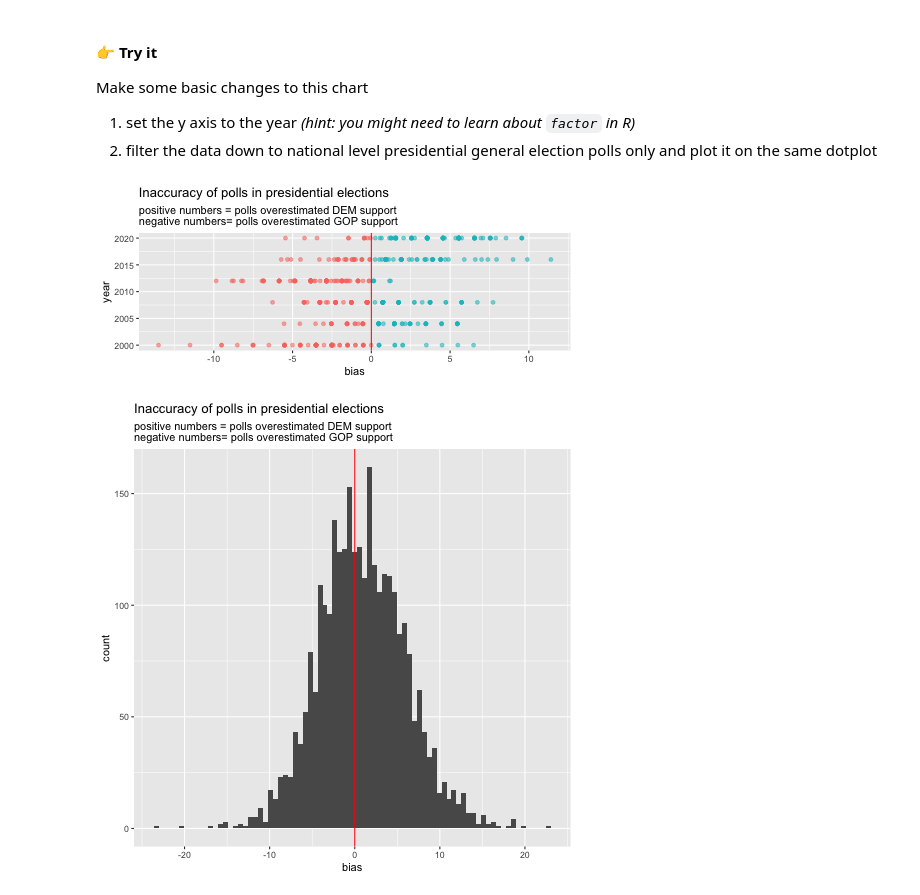
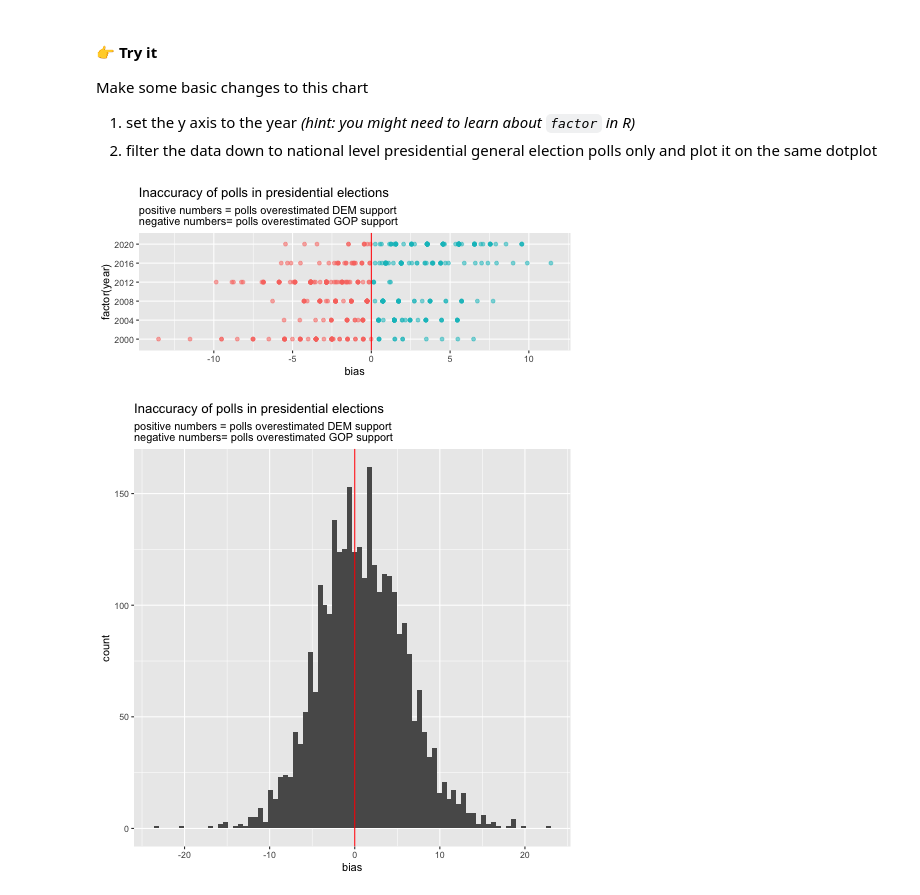
Before and after one commit to data4news-students/polling-exploration-srm-yx, a Jupyter notebook: notebook-2.ipynb, the cells around one changed output. Saved outputs shown, nothing was run; the diff lists cells and outputs as text; code cells hidden in the pictures.

```diff
--- a/notebook-2.ipynb
+++ b/notebook-2.ipynb
@@ -172,26 +172,25 @@ Make some basic changes to this chart
 # %%
 %%R -h 200
 # Paste code below:
-df_pres_general$year <- factor(df_pres_general$year)
 
 df_pres_general <- df %>%
     filter(type_simple=='Pres-G') %>% # filter to pres general election polls only
     mutate(national = location=="US") %>% # make a new True/False nationwide column
     filter(national==TRUE) # make a new True/False nationwide column
 
 # plot the `bias` variable, which shows how far away from the
 # actual result each poll's result was...
 ggplot(df_pres_general) +
-    aes(x=bias, y=year, color=bias>0, alpha=.05) +
+    aes(x=bias, y=factor(year), color=bias>0, alpha=.05) +
     geom_point() +
     geom_vline(aes(xintercept=0), color='red')  +
     labs(
         title='Inaccuracy of polls in presidential elections',
         subtitle="positive numbers = polls overestimated DEM support\nnegative numbers= polls overestimated GOP support"
     ) +
     theme(legend.position="none")
 # %% [output]
-[figure, old version]
+[figure, new version]
 # %%
 %%R
 
```
Also changed, not shown: 1 other file.
